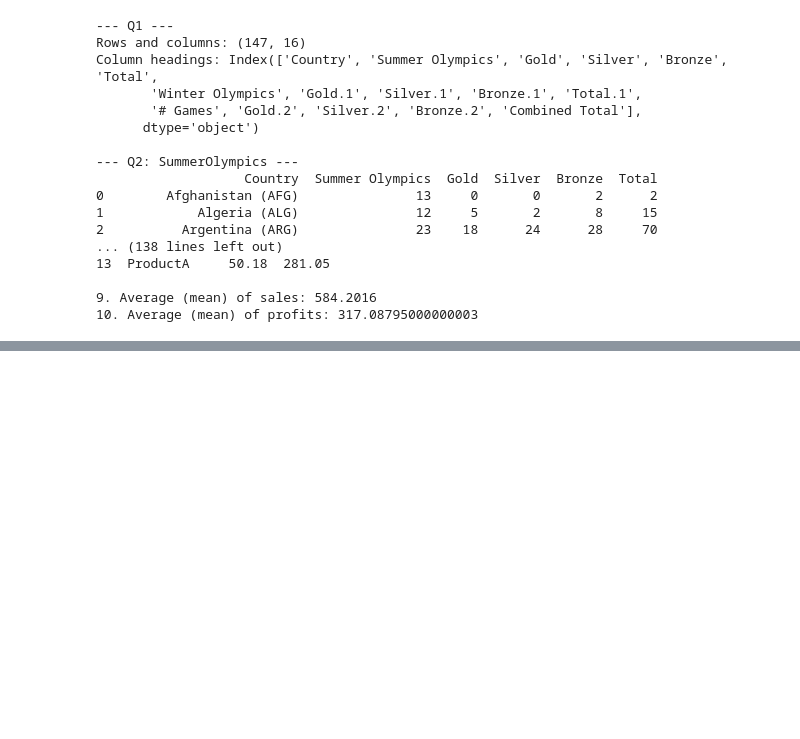
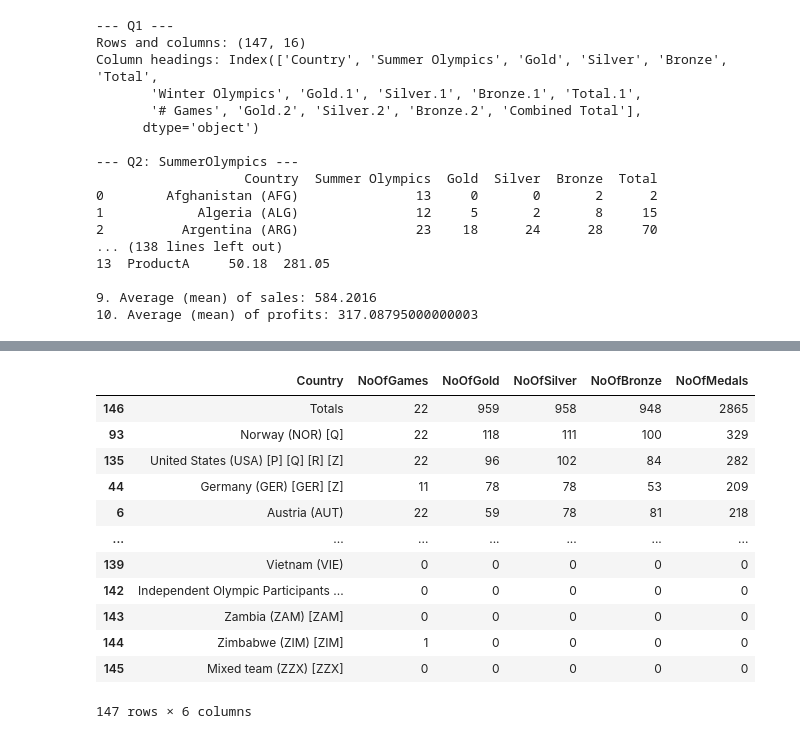
Before and after one commit to wieslawa-nowak-gis/ATU-Donegal-Python, a Jupyter notebook: WieslawaN.ipynb, the cells around one changed output, grey strips where cells are left out. Cells and saved outputs as stored; diff of their text form; code cells hidden in the pictures; blank space fills up the shorter version.

```diff
--- a/WieslawaN.ipynb
+++ b/WieslawaN.ipynb
@@ -3447,0 +3444,16 @@ Index(['Country', 'Summer Olympics', 'Gold', 'Silver', 'Bronze', 'Total',
+# %%
+WinterOlympics.sort_values("NoOfSilver", ascending=False)
+# %% [output]
+|  | Country | NoOfGames | NoOfGold | NoOfSilver | NoOfBronze | NoOfMedals |
+| 146 | Totals | 22 | 959 | 958 | 948 | 2865 |
+| 93 | Norway (NOR) [Q] | 22 | 118 | 111 | 100 | 329 |
+| 135 | United States (USA) [P] [Q] [R] [Z] | 22 | 96 | 102 | 84 | 282 |
+| 44 | Germany (GER) [GER] [Z] | 11 | 78 | 78 | 53 | 209 |
+| 6 | Austria (AUT) | 22 | 59 | 78 | 81 | 218 |
+| ... | ... | ... | ... | ... | ... | ... |
+| 139 | Vietnam (VIE) | 0 | 0 | 0 | 0 | 0 |
+| 142 | Independent Olympic Participants ... | 0 | 0 | 0 | 0 | 0 |
+| 143 | Zambia (ZAM) [ZAM] | 0 | 0 | 0 | 0 | 0 |
+| 144 | Zimbabwe (ZIM) [ZIM] | 1 | 0 | 0 | 0 | 0 |
+| 145 | Mixed team (ZZX) [ZZX] | 0 | 0 | 0 | 0 | 0 |
+147 rows × 6 columns
```
Also changed, not shown: parts of 17 cells of this notebook.
